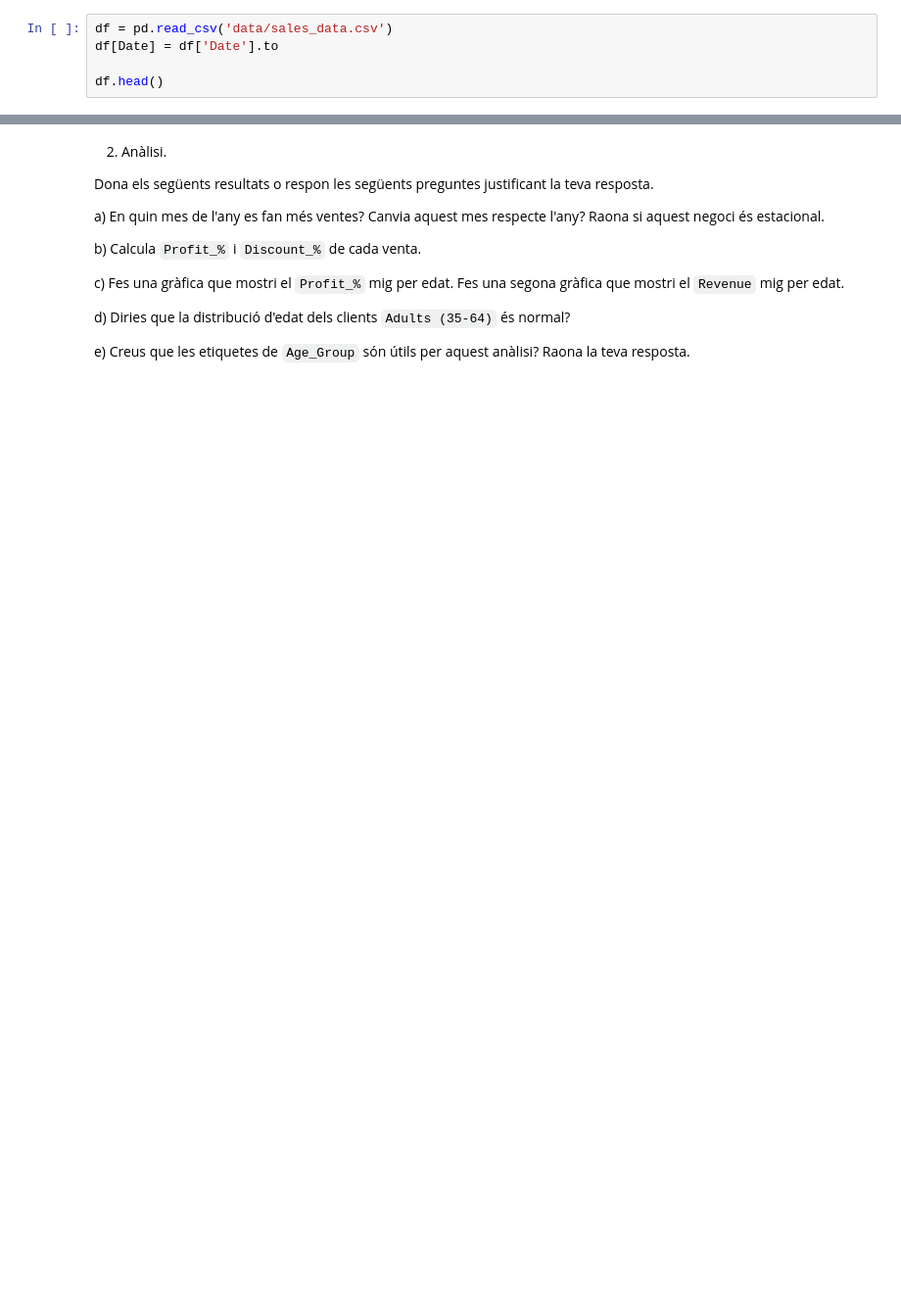
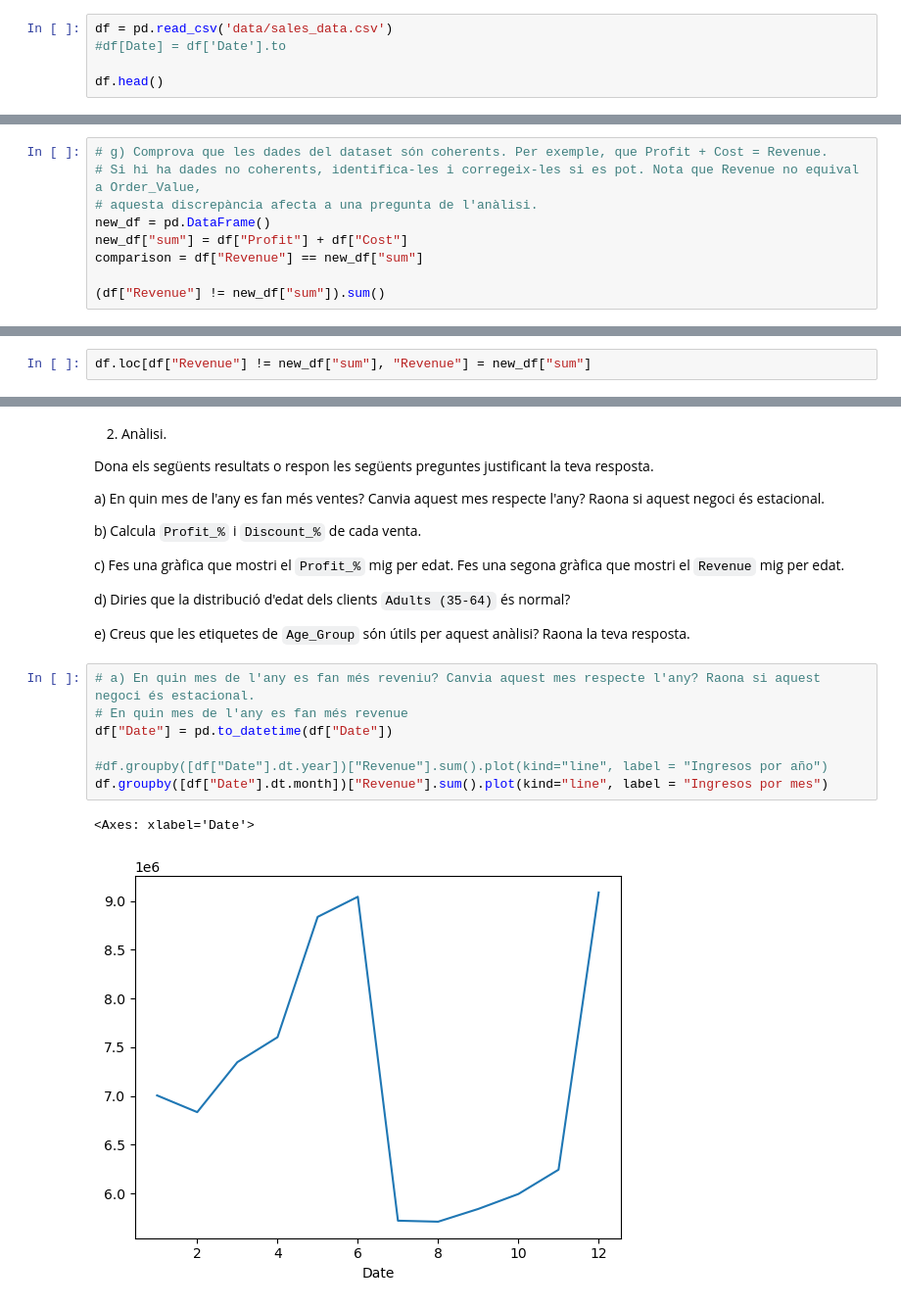
Before and after one commit to ManuelMF/College, a Jupyter notebook: SBD/Tema01/Tareas/Tarea03/Enunciat.ipynb, the cells around one changed output, grey strips where cells are left out. Shown at 98% size. Drawn from its saved outputs; the diff is of its cells as text; blank space fills up the shorter version.

```diff
--- a/SBD/Tema01/Tareas/Tarea03/Enunciat.ipynb
+++ b/SBD/Tema01/Tareas/Tarea03/Enunciat.ipynb
@@ -9,7 +9,7 @@ import pandas as pd
     - Mostra la més informació bàsica.
 # %%
 df = pd.read_csv('data/sales_data.csv')
-df[Date] = df['Date'].to
+#df[Date] = df['Date'].to
 
 df.head()
 # %% [output]
@@ -150,0 +136,9 @@ df["Order_Value"] = df["Unit_Price"] * df["Order_Quantity"]
+# %%
+# g) Comprova que les dades del dataset són coherents. Per exemple, que Profit + Cost = Revenue.
+# Si hi ha dades no coherents, identifica-les i corregeix-les si es pot. Nota que Revenue no equival a Order_Value,
+# aquesta discrepància afecta a una pregunta de l'anàlisi.
+new_df = pd.DataFrame()
+new_df["sum"] = df["Profit"] + df["Cost"]
+comparison = df["Revenue"] == new_df["sum"]
+
+(df["Revenue"] != new_df["sum"]).sum()
@@ -150,0 +147,2 @@ df["Order_Value"] = df["Unit_Price"] * df["Order_Quantity"]
+# %%
+df.loc[df["Revenue"] != new_df["sum"], "Revenue"] = new_df["sum"]
@@ -162,3 +174,13 @@ c) Fes una gràfica que mostri el `Profit_%` mig per edat. Fes una segona gràfi
 d) Diries que la distribució d'edat dels clients `Adults (35-64)` és normal?
 
 e) Creus que les etiquetes de `Age_Group` són útils per aquest anàlisi? Raona la teva resposta.
+# %%
+# a) En quin mes de l'any es fan més reveniu? Canvia aquest mes respecte l'any? Raona si aquest negoci és estacional.
+# En quin mes de l'any es fan més revenue
+df["Date"] = pd.to_datetime(df["Date"])
+
+#df.groupby([df["Date"].dt.year])["Revenue"].sum().plot(kind="line", label = "Ingresos por año")
+df.groupby([df["Date"].dt.month])["Revenue"].sum().plot(kind="line", label = "Ingresos por mes")
+# %% [output]
+<Axes: xlabel='Date'>
+[figure, added]
```
Also changed, not shown: parts of 8 cells of this notebook, 4 other files.
